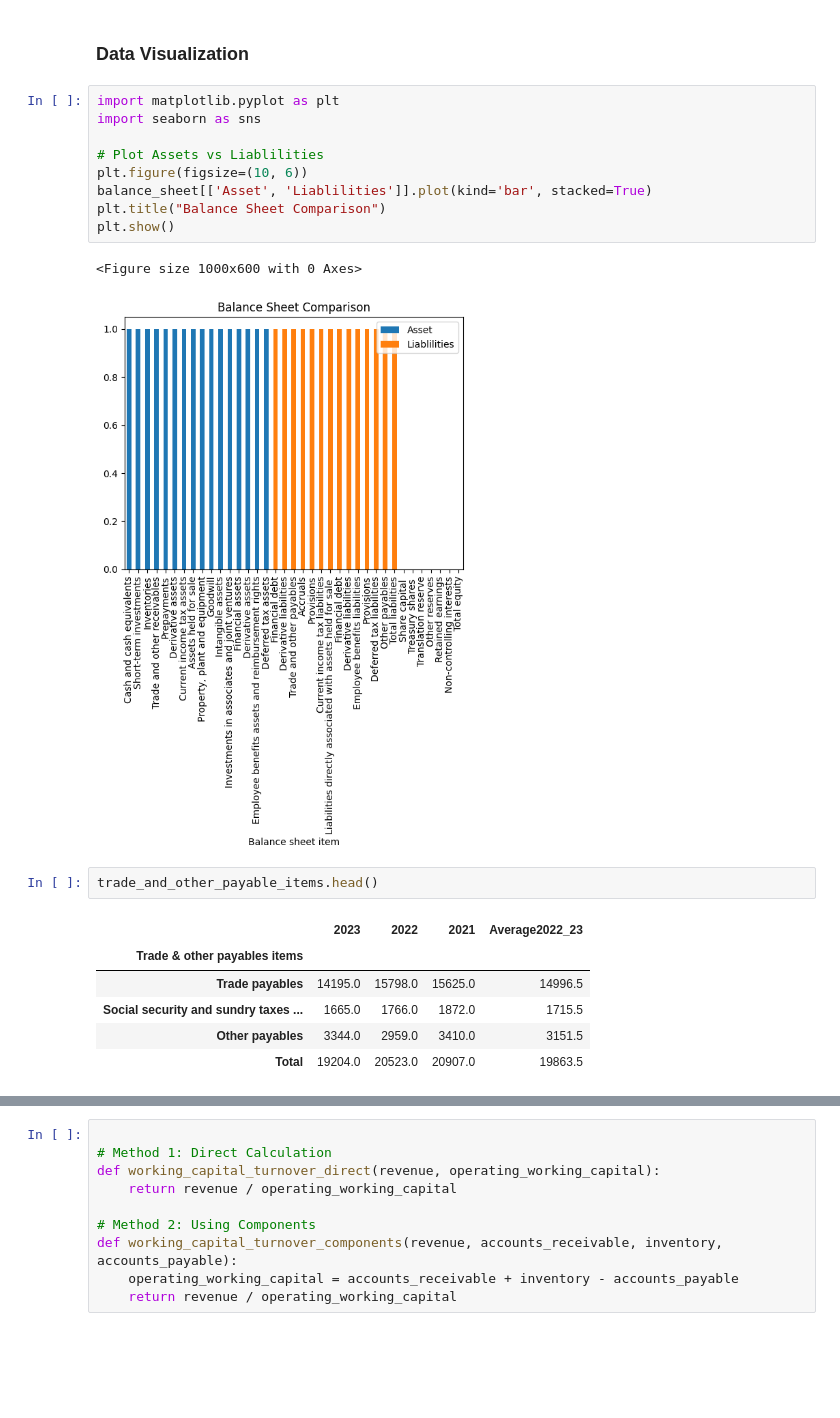
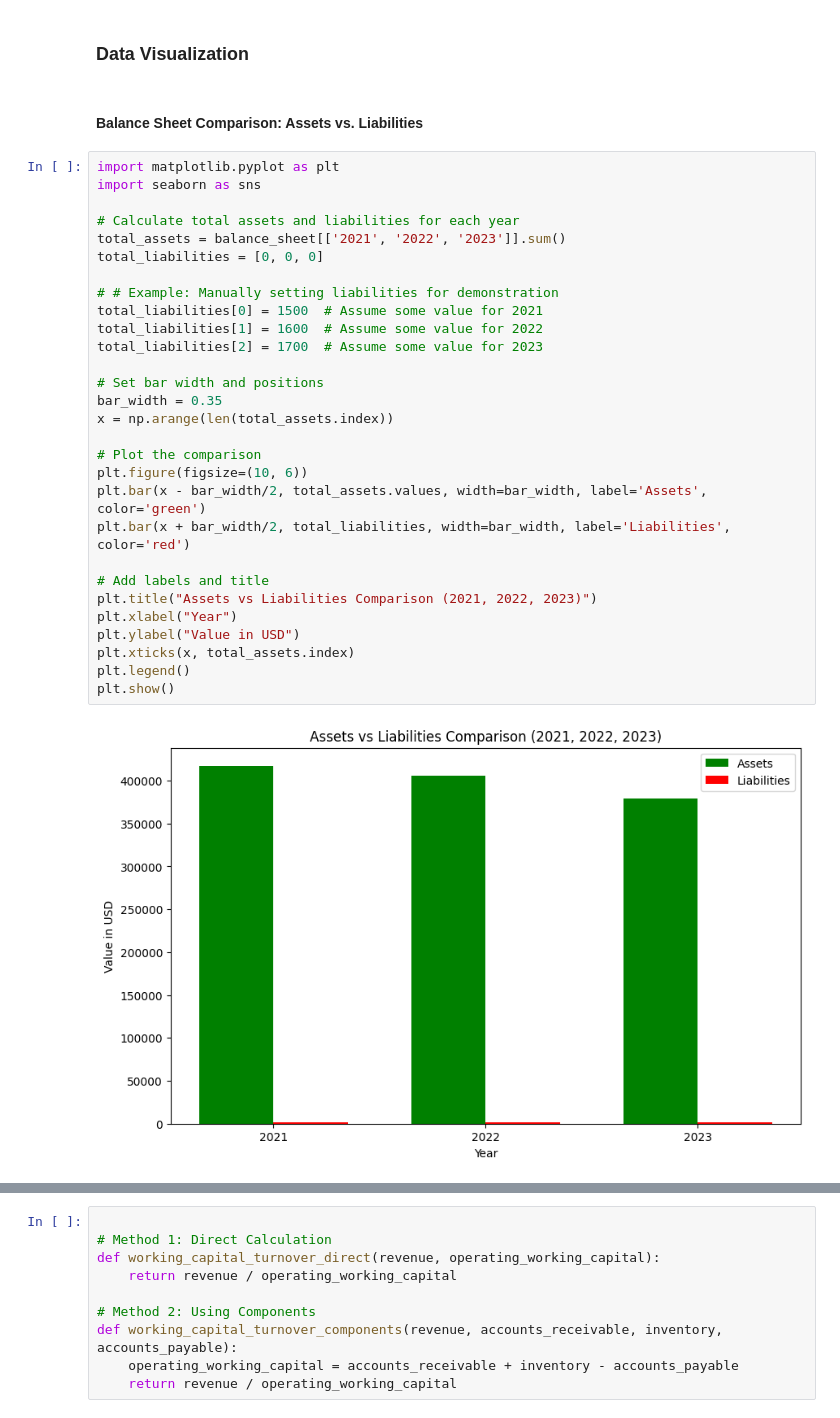
Before and after one commit to sak-15/Intro_to_python, a Jupyter notebook: financial_analysis.ipynb, the cells around one changed output, grey strips where cells are left out. Cells and saved outputs as stored; diff of their text form; blank space fills up the shorter version.

```diff
--- a/financial_analysis.ipynb
+++ b/financial_analysis.ipynb
@@ -91,24 +74,36 @@ balance_sheet.head()
 | Prepayments | 521.0 | 549.0 | 575.0 | 0.0 | 1.0 | 0.0 | 1.0 | ... |
 # %% [markdown]
 ### Data Visualization
-# %%
-import matplotlib.pyplot as plt
-import seaborn as sns
-
-# Plot Assets vs Liablilities
-plt.figure(figsize=(10, 6))
-balance_sheet[['Asset', 'Liablilities']].plot(kind='bar', stacked=True)
-plt.title("Balance Sheet Comparison")
-plt.show()
-# %% [output]
-<Figure size 1000x600 with 0 Axes>
-[figure, removed]
-# %%
-trade_and_other_payable_items.head()
-# %% [output]
-|  | 2023 | 2022 | 2021 | Average2022_23 |
-| Trade & other payables items |  |  |  |  |
-| Trade payables | 14195.0 | 15798.0 | 15625.0 | 14996.5 |
-| Social security and sundry taxes ... | 1665.0 | 1766.0 | 1872.0 | 1715.5 |
-| Other payables | 3344.0 | 2959.0 | 3410.0 | 3151.5 |
-| Total | 19204.0 | 20523.0 | 20907.0 | 19863.5 |
+# %% [markdown]
+#### Balance Sheet Comparison: Assets vs. Liabilities
+# %%
+import matplotlib.pyplot as plt
+import seaborn as sns
+
+# Calculate total assets and liabilities for each year
+total_assets = balance_sheet[['2021', '2022', '2023']].sum()
+total_liabilities = [0, 0, 0]
+
+# # Example: Manually setting liabilities for demonstration
+total_liabilities[0] = 1500  # Assume some value for 2021
+total_liabilities[1] = 1600  # Assume some value for 2022
+total_liabilities[2] = 1700  # Assume some value for 2023
+
+# Set bar width and positions
+bar_width = 0.35
+x = np.arange(len(total_assets.index))
+
+# Plot the comparison
+plt.figure(figsize=(10, 6))
+plt.bar(x - bar_width/2, total_assets.values, width=bar_width, label='Assets', color='green')
+plt.bar(x + bar_width/2, total_liabilities, width=bar_width, label='Liabilities', color='red')
+
+# Add labels and title
+plt.title("Assets vs Liabilities Comparison (2021, 2022, 2023)")
+plt.xlabel("Year")
+plt.ylabel("Value in USD")
+plt.xticks(x, total_assets.index)
+plt.legend()
+plt.show()
+# %% [output]
+[figure, added]
```
Also changed, not shown: parts of 22 cells of this notebook, 1 other file.
